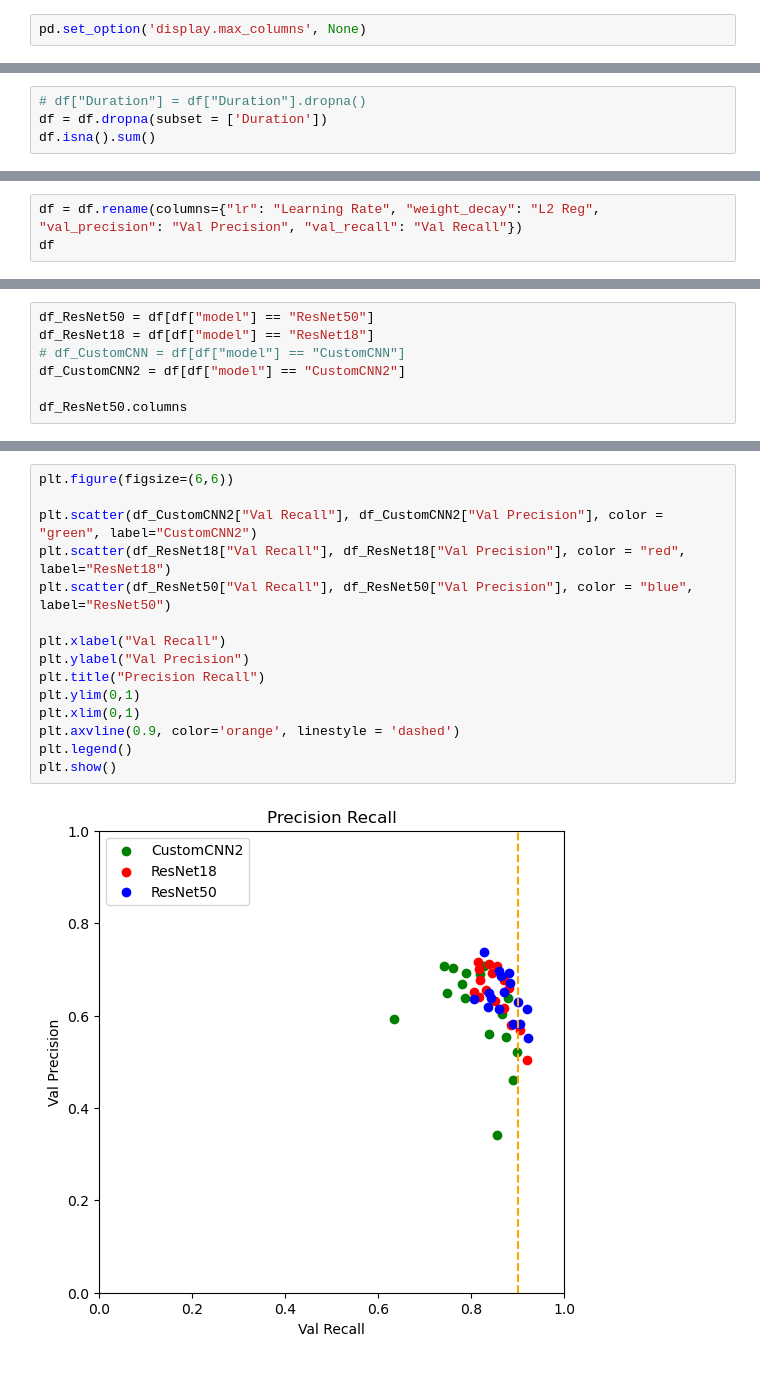
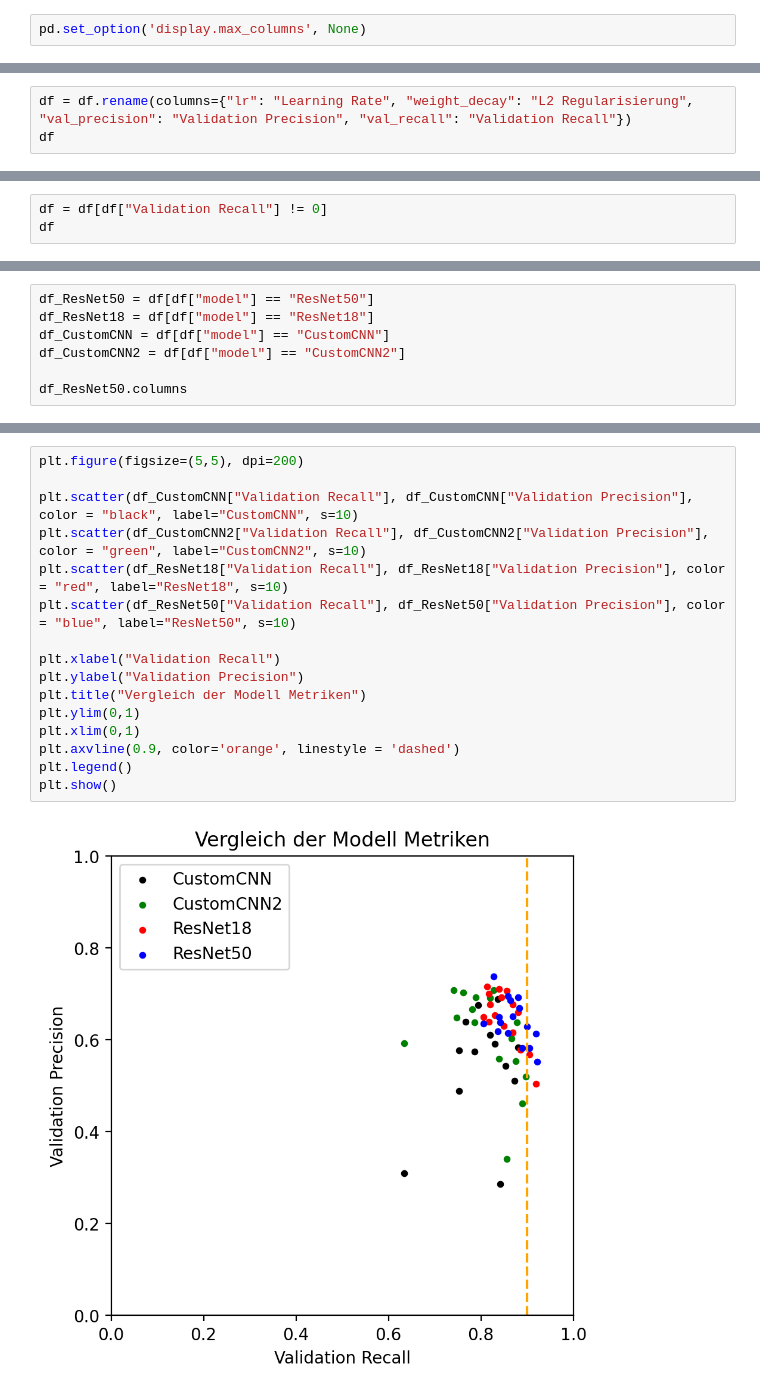
Before and after one commit to i4Ds/FlareSense, a Jupyter notebook: notebooks/15-Evaluation-Training.ipynb, the cells around one changed output, grey strips where cells are left out. Cells and saved outputs as stored; diff of their text form.

```diff
--- a/notebooks/15-Evaluation-Training.ipynb
+++ b/notebooks/15-Evaluation-Training.ipynb
@@ -48,7 +48,3 @@ val_precision             0
 val_recall                0
 Mode                      0
 dtype: int64
-# %%
-# df["Duration"] = df["Duration"].dropna()
-df = df.dropna(subset = ['Duration'])
-df.isna().sum()
@@ -89,5 +51,5 @@ df
 # %%
-df = df.rename(columns={"lr": "Learning Rate", "weight_decay": "L2 Reg", "val_precision": "Val Precision", "val_recall": "Val Recall"})
+df = df.rename(columns={"lr": "Learning Rate", "weight_decay": "L2 Regularisierung", "val_precision": "Validation Precision", "val_recall": "Validation Recall"})
 df
 # %% [output]
 |  | Start Time | Duration | Run ID | Name | Source Type | Source Name | User | Status | amsgrad | ... |
@@ -105,0 +68,3 @@ df
+# %%
+df = df[df["Validation Recall"] != 0]
+df
@@ -248,7 +190,7 @@ df[df["model"] == "ResNet50"]
 # %%
 df_ResNet50 = df[df["model"] == "ResNet50"]
 df_ResNet18 = df[df["model"] == "ResNet18"]
-# df_CustomCNN = df[df["model"] == "CustomCNN"]
+df_CustomCNN = df[df["model"] == "CustomCNN"]
 df_CustomCNN2 = df[df["model"] == "CustomCNN2"]
 
 df_ResNet50.columns
@@ -300,18 +239,19 @@ plt.show()
 # %%
-plt.figure(figsize=(6,6))
+plt.figure(figsize=(5,5), dpi=200)
 
-plt.scatter(df_CustomCNN2["Val Recall"], df_CustomCNN2["Val Precision"], color = "green", label="CustomCNN2")
-plt.scatter(df_ResNet18["Val Recall"], df_ResNet18["Val Precision"], color = "red", label="ResNet18")
-plt.scatter(df_ResNet50["Val Recall"], df_ResNet50["Val Precision"], color = "blue", label="ResNet50")
+plt.scatter(df_CustomCNN["Validation Recall"], df_CustomCNN["Validation Precision"], color = "black", label="CustomCNN", s=10)
+plt.scatter(df_CustomCNN2["Validation Recall"], df_CustomCNN2["Validation Precision"], color = "green", label="CustomCNN2", s=10)
+plt.scatter(df_ResNet18["Validation Recall"], df_ResNet18["Validation Precision"], color = "red", label="ResNet18", s=10)
+plt.scatter(df_ResNet50["Validation Recall"], df_ResNet50["Validation Precision"], color = "blue", label="ResNet50", s=10)
 
-plt.xlabel("Val Recall")
-plt.ylabel("Val Precision")
-plt.title("Precision Recall")
+plt.xlabel("Validation Recall")
+plt.ylabel("Validation Precision")
+plt.title("Vergleich der Modell Metriken")
 plt.ylim(0,1)
 plt.xlim(0,1)
 plt.axvline(0.9, color='orange', linestyle = 'dashed')
 plt.legend()
 plt.show()
 # %% [output]
-[figure, old version]
+[figure, new version]
 # %%
```
Also changed, not shown: parts of 24 cells of this notebook.
